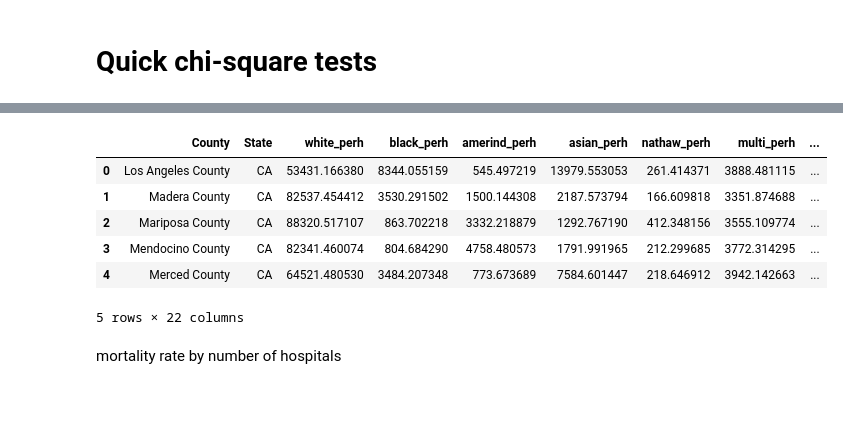
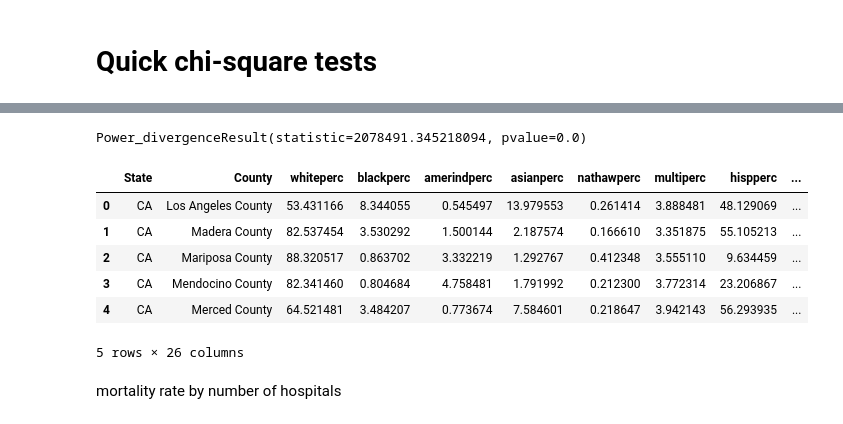
Before and after one commit to petersmyers/Project1, a Jupyter notebook: Project1_Visualizations.ipynb, the cells around one changed output, grey strips where cells are left out. Saved outputs shown, nothing was run; the diff lists cells and outputs as text; code cells hidden in the pictures.

```diff
--- a/Project1_Visualizations.ipynb
+++ b/Project1_Visualizations.ipynb
@@ -7,14 +7,14 @@ import matplotlib.pyplot as plt
 import numpy as np
 import scipy.stats as stats
 # %%
-census_pop_csv = pd.read_csv("CensusTotalPopulation_perH.csv")
-county_csv = pd.read_csv("countydata.csv")
-white_csv = pd.read_csv("whitedata.csv")
-black_csv = pd.read_csv("blackdata.csv")
-hispanic_csv = pd.read_csv("hispanicdata.csv")
-asian_csv = pd.read_csv("asiandata.csv")
-indian_csv = pd.read_csv("indiandata.csv")
-states = pd.read_csv("state_abbreviations.csv")
+census_pop_csv = pd.read_csv("Data/CensusTotalPopulation_perH.csv")
+county_csv = pd.read_csv("Data/countydata.csv")
+white_csv = pd.read_csv("Data/whitedata.csv")
+black_csv = pd.read_csv("Data/blackdata.csv")
+hispanic_csv = pd.read_csv("Data/hispanicdata.csv")
+asian_csv = pd.read_csv("Data/asiandata.csv")
+indian_csv = pd.read_csv("Data/indiandata.csv")
+states = pd.read_csv("Data/state_abbreviations.csv")
 
 # fasttop_csv = pd.read_csv("Top10.csv")
 # fastbottom_csv = pd.read_csv("bottom10.csv")
@@ -285,9 +285,7 @@ y=35.402260x+(9428.809007)
 # we have all the average values for population by ethnicity and heart disease by ethnicity.
 # If we convert them into proportions, then we can directly compare the two sets of proportions
 # to see if they are similar or not.
-composite["poptot"] = ""
-composite.poptot = sum(composite[["white_perh", "black_perh", "amerind_perh",
-                                  "asian_perh", "hisp_perh", "nathaw_perh", "multi_perh"]].astype(int))
-
-
-# stats.chisquare(avg_ethnic[0:5], avg_ethnic[5:11])
+census_pop_csv.columns
+census2 = census_pop_csv[["State", "CountyName", "whiteperc", "blackperc", "amerindperc",
+                          "asianperc", "nathawperc", "multiperc", "hispperc"]]
+census2 = census2.rename(columns = {"CountyName" : "County"})
@@ -295,0 +292,12 @@ TypeError: unsupported operand type(s) for +: 'int' and 'str'
+# %%
+comp2 = pd.merge(census2, white, how = "inner", on = ["County", "State"])
+comp2 = pd.merge(comp2, black, how = "inner", on = ["County", "State"])
+comp2 = pd.merge(comp2, asian, how = "inner", on = ["County", "State"])
+comp2 = pd.merge(comp2, hispanic, how = "inner", on = ["County", "State"])
+comp2 = pd.merge(comp2, indian, how = "inner", on = ["County", "State"])
+# %%
+comp2["white_val_perc"] = comp2.white_val/100000
+comp2["black_val_perc"] = comp2.black_val/100000
+comp2["asian_val_perc"] = comp2.asian_val/100000
+comp2["hisp_val_perc"] = comp2.hisp_val/100000
+comp2["amerind_val_perc"] = comp2.amerind_val/100000
@@ -296,13 +320,17 @@ TypeError: unsupported operand type(s) for +: 'int' and 'str'
+# %%
+stats.chisquare(avg_perc[0:5], avg_perc[5:11])
+# %% [output]
+Power_divergenceResult(statistic=2078491.345218094, pvalue=0.0)
 # %%
-composite.head()
+comp2.head()
 # %% [output]
-|  | County | State | white_perh | black_perh | amerind_perh | asian_perh | nathaw_perh | multi_perh | ... |
-| 0 | Los Angeles County | CA | 53431.166380 | 8344.055159 | 545.497219 | 13979.553053 | 261.414371 | 3888.481115 | ... |
-| 1 | Madera County | CA | 82537.454412 | 3530.291502 | 1500.144308 | 2187.573794 | 166.609818 | 3351.874688 | ... |
-| 2 | Mariposa County | CA | 88320.517107 | 863.702218 | 3332.218879 | 1292.767190 | 412.348156 | 3555.109774 | ... |
-| 3 | Mendocino County | CA | 82341.460074 | 804.684290 | 4758.480573 | 1791.991965 | 212.299685 | 3772.314295 | ... |
-| 4 | Merced County | CA | 64521.480530 | 3484.207348 | 773.673689 | 7584.601447 | 218.646912 | 3942.142663 | ... |
+|  | State | County | whiteperc | blackperc | amerindperc | asianperc | nathawperc | multiperc | hispperc | ... |
+| 0 | CA | Los Angeles County | 53.431166 | 8.344055 | 0.545497 | 13.979553 | 0.261414 | 3.888481 | 48.129069 | ... |
+| 1 | CA | Madera County | 82.537454 | 3.530292 | 1.500144 | 2.187574 | 0.166610 | 3.351875 | 55.105213 | ... |
+| 2 | CA | Mariposa County | 88.320517 | 0.863702 | 3.332219 | 1.292767 | 0.412348 | 3.555110 | 9.634459 | ... |
+| 3 | CA | Mendocino County | 82.341460 | 0.804684 | 4.758481 | 1.791992 | 0.212300 | 3.772314 | 23.206867 | ... |
+| 4 | CA | Merced County | 64.521481 | 3.484207 | 0.773674 | 7.584601 | 0.218647 | 3.942143 | 56.293935 | ... |
-5 rows × 22 columns
+5 rows × 26 columns
 # %% [markdown]
 mortality rate by number of hospitals
 # %% [markdown]
```
Also changed, not shown: parts of 5 cells of this notebook.
